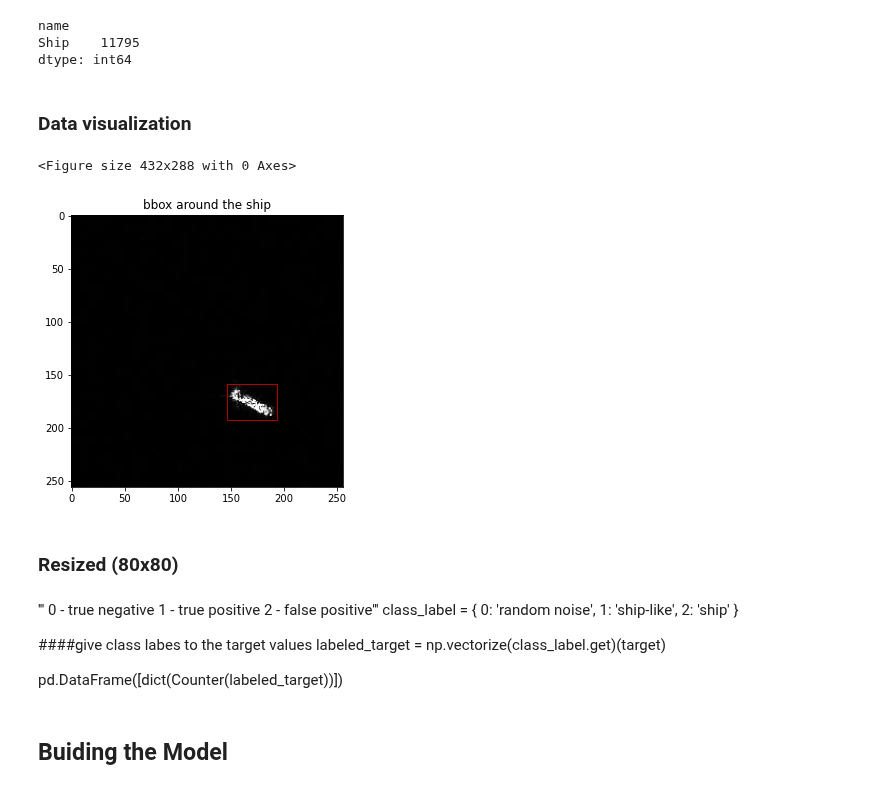
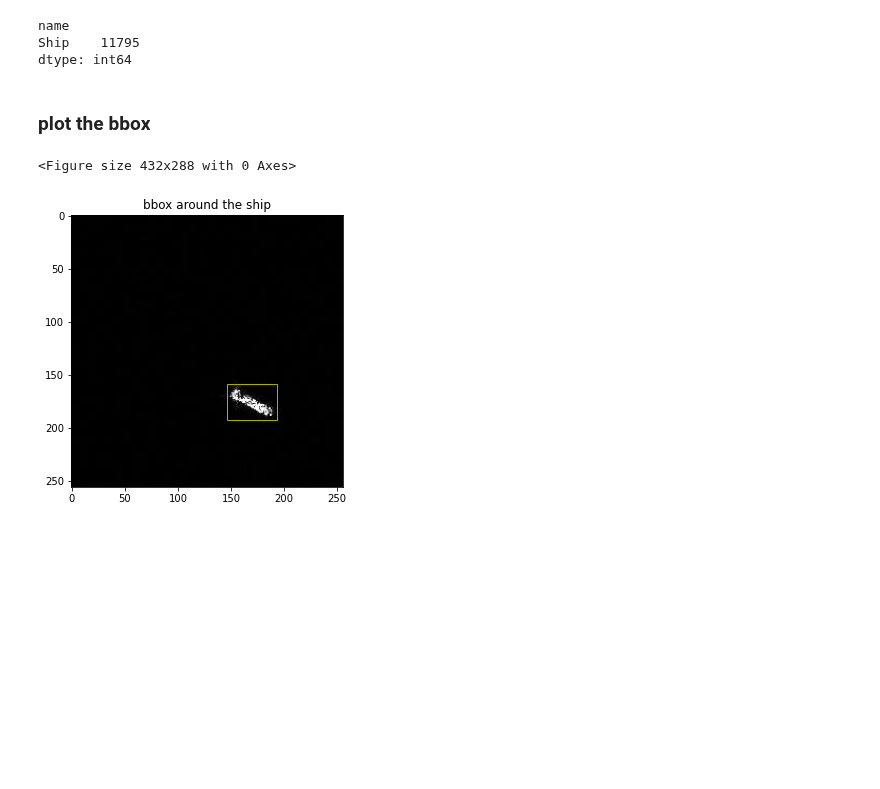
Before and after one commit to armkhudinyan/sar-ship-detect, a Jupyter notebook: scripts/under_development_SAR_Ship_under_complex_backgrounds_datasets_Part1.ipynb, the cells around one changed output. Drawn from its saved outputs; the diff is of its cells as text; code cells hidden in the pictures; blank space fills up the shorter version.

Commit message:
data preparation for SAR ship data in complex background dataset

```diff
--- a/scripts/under_development_SAR_Ship_under_complex_backgrounds_datasets_Part1.ipynb
+++ b/scripts/under_development_SAR_Ship_under_complex_backgrounds_datasets_Part1.ipynb
@@ -172,48 +172,30 @@ df_annot.groupby('name').size()
 name
 Ship    11795
 dtype: int64
-# %% [markdown]
-### Data visualization
+# %% [markdown]
+### plot the bbox
 # %%
-from matplotlib import pyplot as plt
 from matplotlib import patches
 
 plt.figure()
 
 #subplot(r,c) provide the no. of rows and columns
 f, ax = plt.subplots(1, figsize=(5,5))
 ax.imshow(data[20],cmap="gray")
 ax.set_title('bbox around the ship')
 
 # Create a Rectangle patch
 #Rectangle((left,upper),width,height))
 rect = patches.Rectangle(
-        (int(annot[20][1]), int(annot[20][2])), #upper_left,
-        int(annot[20][3]), int(annot[20][4]),  #width,height,
-        linewidth=0.7,
-        edgecolor='r',
+        (int(annot[20][1]), int(annot[20][2])), # upper_left,
+        int(annot[20][3]), int(annot[20][4]),   # width, height,
+        linewidth=0.9,
+        edgecolor='y',
         facecolor='none'
 )
 # Add the patch to the Axes
 ax.add_patch(rect)
 plt.show()
 # %% [output]
 <Figure size 432x288 with 0 Axes>
-[figure, old version]
+[figure, new version]
-# %% [markdown]
-### Resized (80x80)
-# %% [markdown]
-'''
-0 - true negative
-1 - true positive
-2 - false positive'''
-class_label = {
-    0: 'random noise',
-    1: 'ship-like',
-    2: 'ship'
-}
-
-####give class labes to the target values
-labeled_target = np.vectorize(class_label.get)(target)
-
-pd.DataFrame([dict(Counter(labeled_target))])
@@ -241,2 +201,0 @@ print(f'data split: \nTrain: \t    {X_train_cv.shape[0]} \nValidation: {X_valid.
-# %% [markdown]
-## Buiding the Model
```
Also changed, not shown: parts of 8 cells of this notebook.
